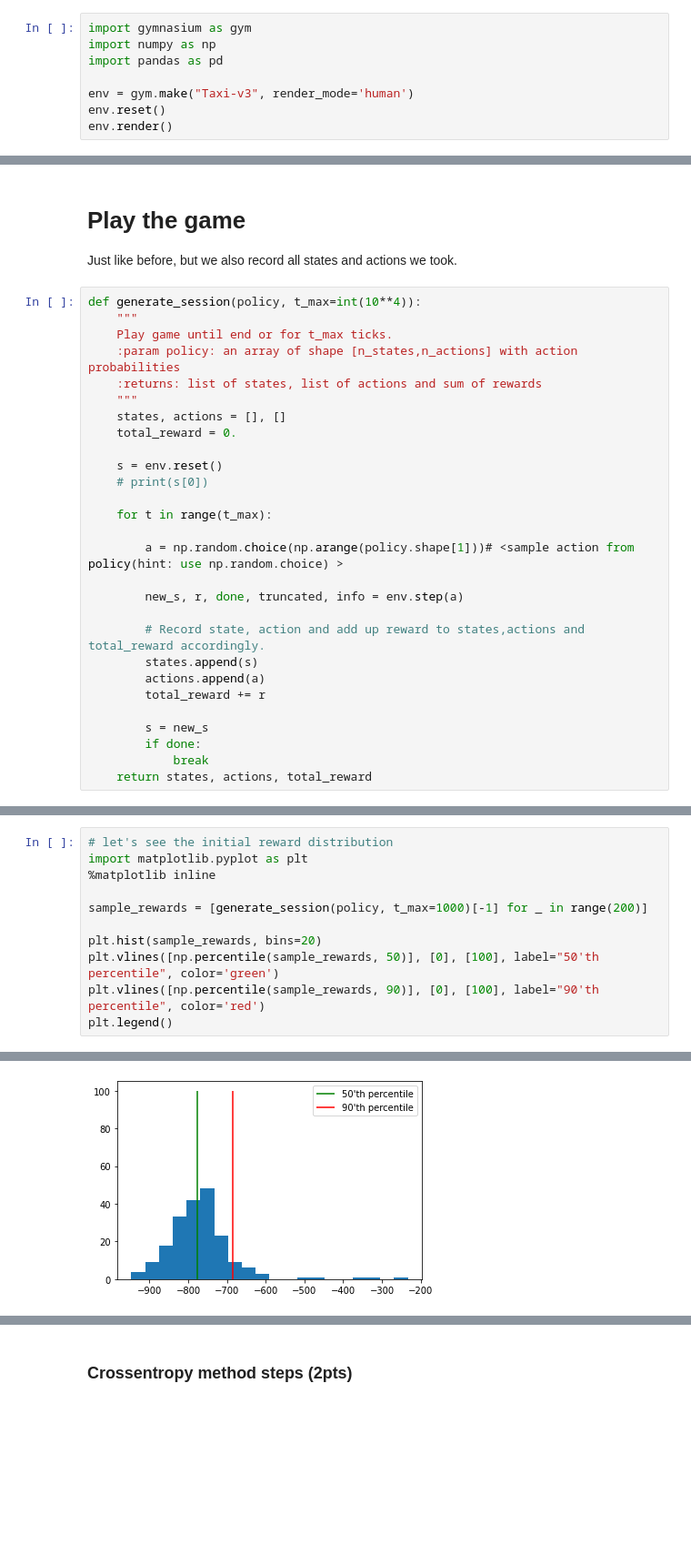
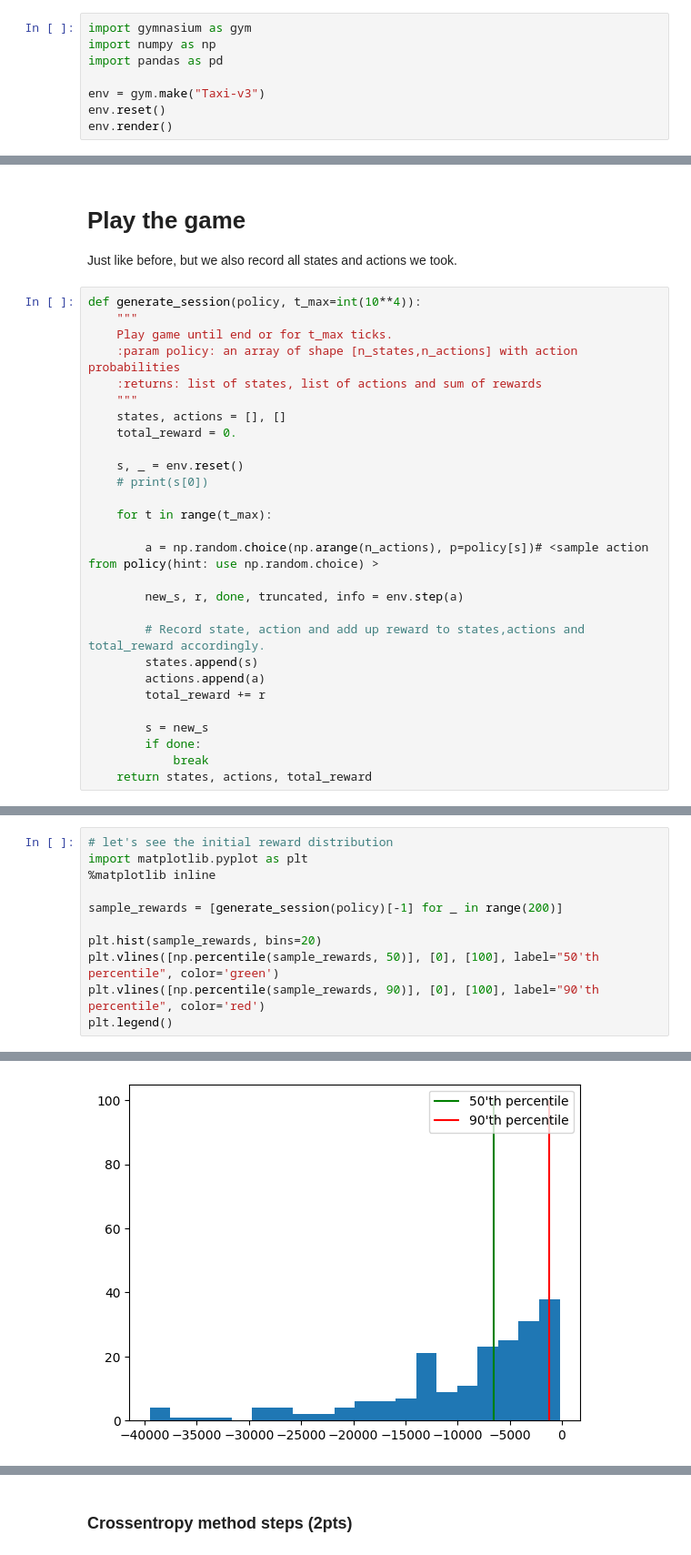
Before and after one commit to EvgenVer/ml-course_p2, a Jupyter notebook: week07_rl_intro/practice_crossentropy_method.ipynb, the cells around one changed output, grey strips where cells are left out. Shown: that part at 91% size. Cells and saved outputs as stored; diff of their text form; blank space fills up the shorter version.

```diff
--- a/week07_rl_intro/practice_crossentropy_method.ipynb
+++ b/week07_rl_intro/practice_crossentropy_method.ipynb
@@ -22,7 +51,7 @@ import gymnasium as gym
 import numpy as np
 import pandas as pd
 
-env = gym.make("Taxi-v3", render_mode='human')
+env = gym.make("Taxi-v3")
 env.reset()
 env.render()
 # %%
@@ -71,12 +100,12 @@ def generate_session(policy, t_max=int(10**4)):
     states, actions = [], []
     total_reward = 0.
 
-    s = env.reset()
+    s, _ = env.reset()
     # print(s[0])
 
     for t in range(t_max):
 
-        a = np.random.choice(np.arange(policy.shape[1]))# <sample action from policy(hint: use np.random.choice) >
+        a = np.random.choice(np.arange(n_actions), p=policy[s])# <sample action from policy(hint: use np.random.choice) >
 
         new_s, r, done, truncated, info = env.step(a)
 
@@ -97,17 +126,17 @@ assert type(r) in [float, np.float64]
 # %%
 # let's see the initial reward distribution
 import matplotlib.pyplot as plt
 %matplotlib inline
 
-sample_rewards = [generate_session(policy, t_max=1000)[-1] for _ in range(200)]
+sample_rewards = [generate_session(policy)[-1] for _ in range(200)]
 
 plt.hist(sample_rewards, bins=20)
 plt.vlines([np.percentile(sample_rewards, 50)], [0], [100], label="50'th percentile", color='green')
 plt.vlines([np.percentile(sample_rewards, 90)], [0], [100], label="90'th percentile", color='red')
 plt.legend()
 # %% [output]
 <matplotlib.legend.Legend at 0x...>
-[figure, old version]
+[figure, new version]
 # %%
 np.percentile(sample_rewards, 50)
 # %% [output]
```
Also changed, not shown: parts of 8 cells of this notebook.
